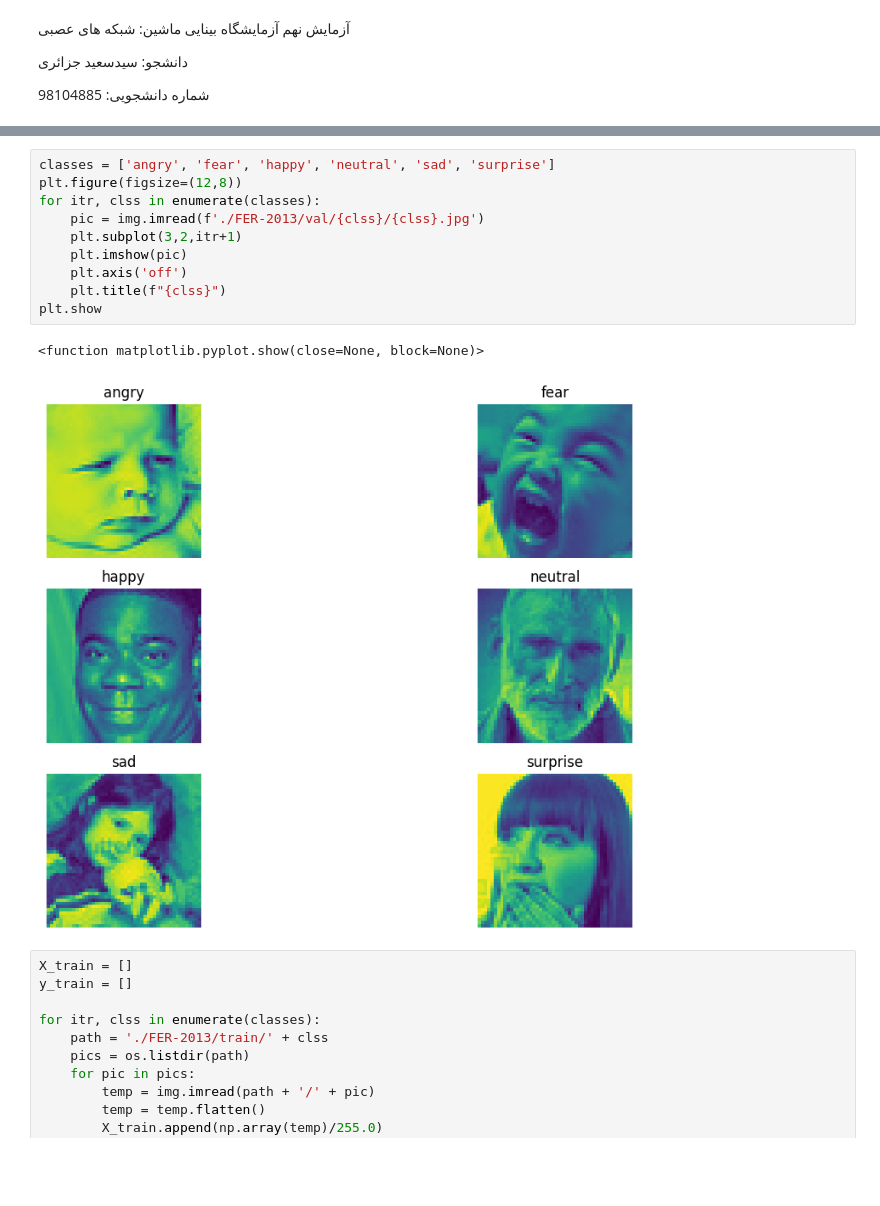
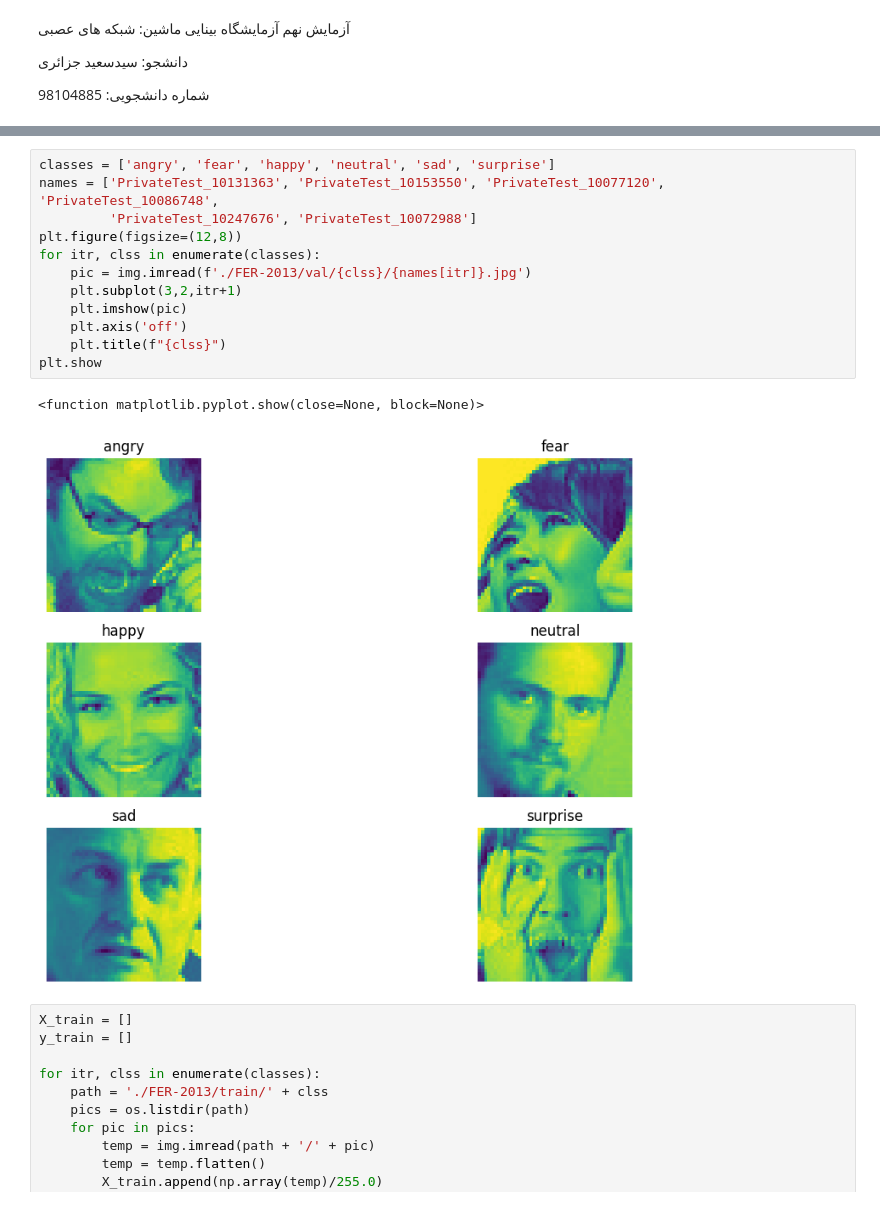
Before and after one commit to SaeedJazaeri/VisionLab, a Jupyter notebook: Lab9/Code.ipynb, the cells around one changed output, grey strips where cells are left out. Saved outputs shown, nothing was run; the diff lists cells and outputs as text; blank space fills up the shorter version.

```diff
--- a/Lab9/Code.ipynb
+++ b/Lab9/Code.ipynb
@@ -30,17 +41,19 @@ print(device)
 cuda:0
 # %%
 classes = ['angry', 'fear', 'happy', 'neutral', 'sad', 'surprise']
+names = ['PrivateTest_10131363', 'PrivateTest_10153550', 'PrivateTest_10077120', 'PrivateTest_10086748',
+         'PrivateTest_10247676', 'PrivateTest_10072988']
 plt.figure(figsize=(12,8))
 for itr, clss in enumerate(classes):
-    pic = img.imread(f'./FER-2013/val/{clss}/{clss}.jpg')
+    pic = img.imread(f'./FER-2013/val/{clss}/{names[itr]}.jpg')
     plt.subplot(3,2,itr+1)
     plt.imshow(pic)
     plt.axis('off')
     plt.title(f"{clss}")
 plt.show
 # %% [output]
 <function matplotlib.pyplot.show(close=None, block=None)>
-[figure, old version]
+[figure, new version]
 # %%
 X_train = []
 y_train = []
```
Also changed, not shown: parts of 28 cells of this notebook.
